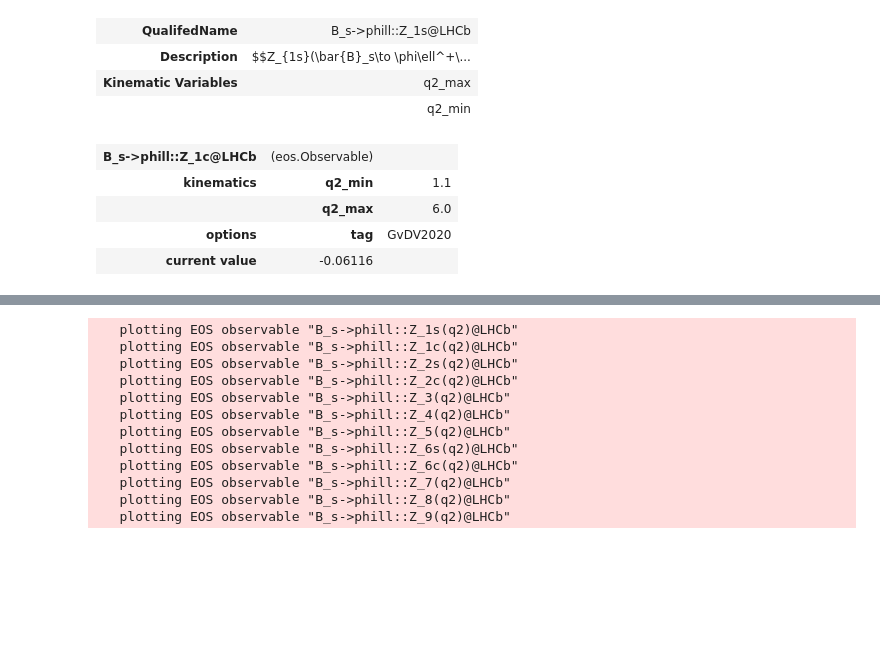
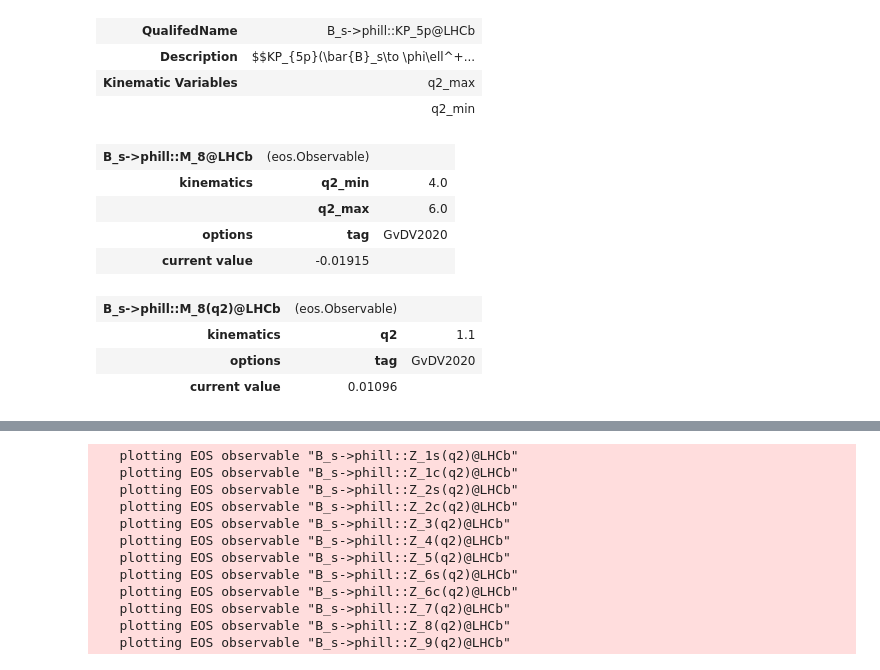
Before and after one commit to schmitse/eos, a Jupyter notebook: scripts/testing_notebook.ipynb, the cells around one changed output, grey strips where cells are left out. Cells and saved outputs as stored; diff of their text form; code cells hidden in the pictures; blank space fills up the shorter version.

```diff
--- a/scripts/testing_notebook.ipynb
+++ b/scripts/testing_notebook.ipynb
@@ -23,19 +23,27 @@ eos.Observables(prefix='B_s->phill', name='A_')
 | B_s->phill::A_time_imag | $$Im(A_t)(B_s^0 \rightarrow \phi ... | — | q2 | — | — | — |
 | B_s->phill::A_time_real | $$Re(A_t)(B_s^0 \rightarrow \phi ... | — | q2 | — | — | — |
 # %%
-eos.Observables()['B_s->phill::Z_1s@LHCb']
+eos.Observables()['B_s->phill::KP_5p@LHCb']
 # %% [output]
-| QualifedName | B_s->phill::Z_1s@LHCb |
-| Description | $$Z_{1s}(\bar{B}_s\to \phi\ell^+\... |
+| QualifedName | B_s->phill::KP_5p@LHCb |
+| Description | $$KP_{5p}(\bar{B}_s\to \phi\ell^+... |
 | Kinematic Variables | q2_max |
 |  | q2_min |
 # %%
 parameters = eos.Parameters.Defaults()
-obs = eos.Observable.make('B_s->phill::Z_1c@LHCb', parameters, eos.Kinematics(q2_min=1.1, q2_max=6.0), eos.Options(tag='GvDV2020'))
+obs = eos.Observable.make('B_s->phill::M_8@LHCb', parameters, eos.Kinematics(q2_min=4.0, q2_max=6.0), eos.Options(tag='GvDV2020'))
 display(obs)
+parameters = eos.Parameters.Defaults()
+obs = eos.Observable.make('B_s->phill::M_8(q2)@LHCb', parameters, eos.Kinematics(q2=1.1), eos.Options(tag='GvDV2020'))
+display(obs)
+parameters = eos.Parameters.Defaults()
 # %% [output]
-| B_s->phill::Z_1c@LHCb | (eos.Observable) |  |
-| kinematics | q2_min | 1.1 |
+| B_s->phill::M_8@LHCb | (eos.Observable) |  |
+| kinematics | q2_min | 4.0 |
 |  | q2_max | 6.0 |
 | options | tag | GvDV2020 |
-| current value | -0.06116 |  |
+| current value | -0.01915 |  |
+| B_s->phill::M_8(q2)@LHCb | (eos.Observable) |  |
+| kinematics | q2 | 1.1 |
+| options | tag | GvDV2020 |
+| current value | 0.01096 |  |
```
Also changed, not shown: parts of 1 cell of this notebook, 1 other file.
